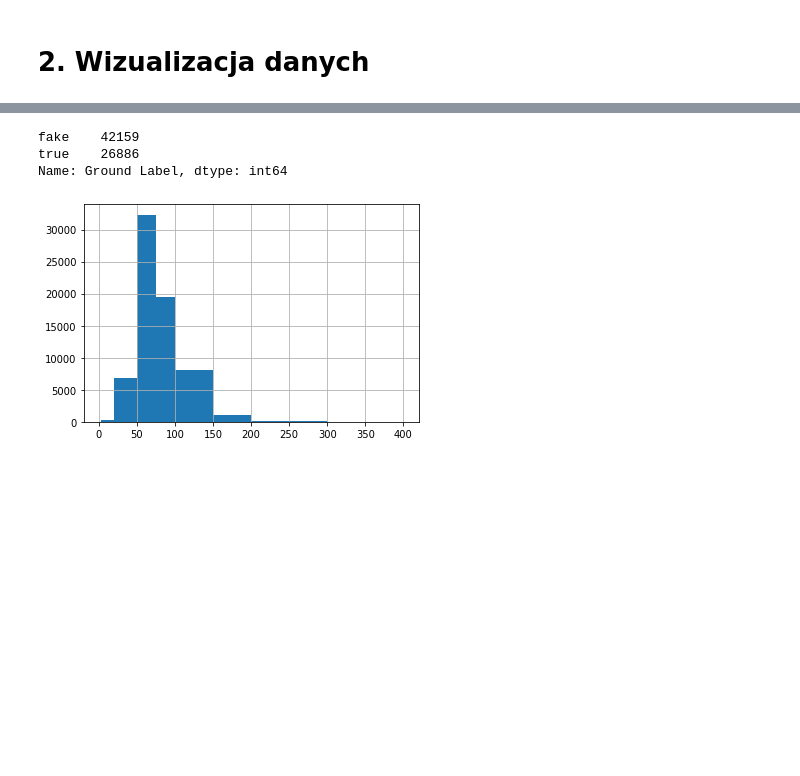
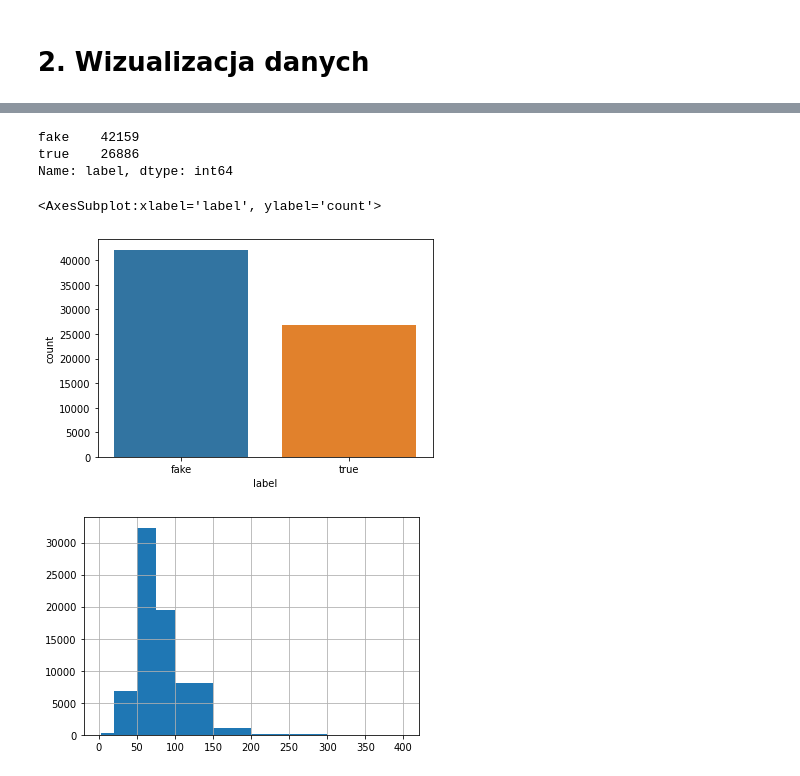
Before and after one commit to matkubita/Fake_News_Detection_Classification, a Jupyter notebook: Project_ml_fake_news_detection.ipynb, the cells around one changed output, grey strips where cells are left out. Drawn from its saved outputs; the diff is of its cells as text; code cells hidden in the pictures; blank space fills up the shorter version.

Commit message:
added some visualization

```diff
--- a/Project_ml_fake_news_detection.ipynb
+++ b/Project_ml_fake_news_detection.ipynb
@@ -46,9 +50,14 @@ df.shape
 # %%
-df['Ground Label'].value_counts()
+df['label'].value_counts()
 # %% [output]
 fake    42159
 true    26886
-Name: Ground Label, dtype: int64
+Name: label, dtype: int64
+# %%
+sns.countplot(df.label)
+# %% [output]
+<AxesSubplot:xlabel='label', ylabel='count'>
+[figure, added]
 # %%
 df['title'].str.len().hist(bins=[0,3,20,50,75,100,150,200,300,400])
 plt.show()
```
Also changed, not shown: parts of 16 cells of this notebook.
